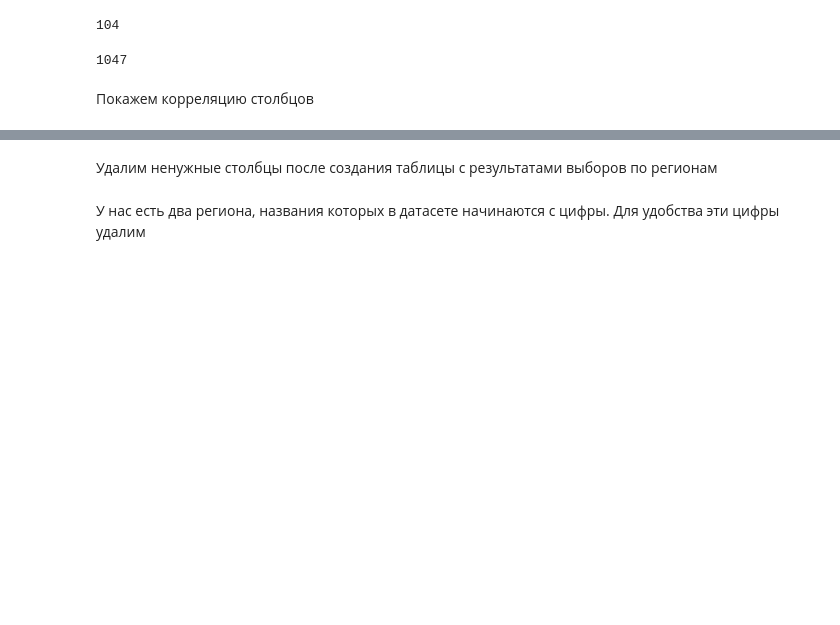
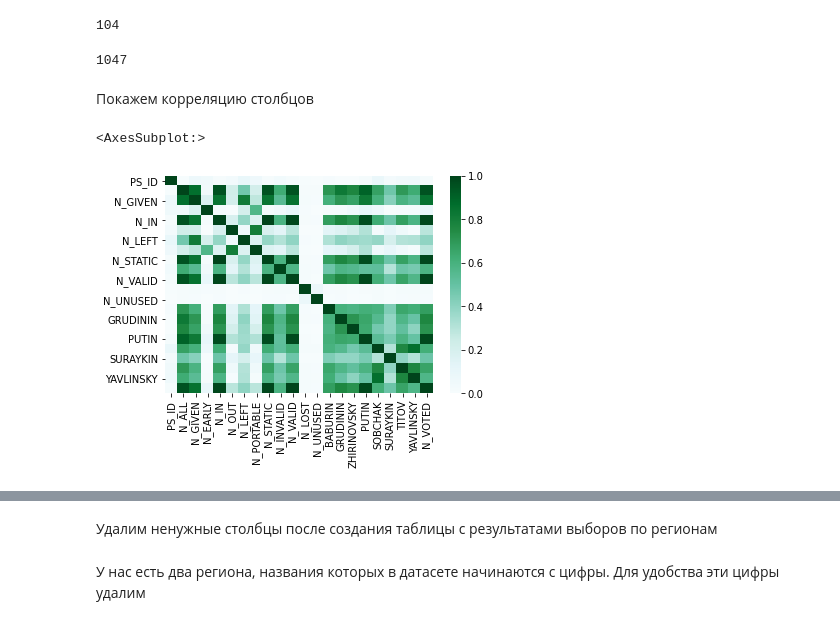
Before and after one commit to MatveyVlasov/visualization, a Jupyter notebook: homework03/lab3.ipynb, the cells around one changed output, grey strips where cells are left out. Cells and saved outputs as stored; diff of their text form; code cells hidden in the pictures; blank space fills up the shorter version.

Commit message:
correlation matrices visualized

```diff
--- a/homework03/lab3.ipynb
+++ b/homework03/lab3.ipynb
@@ -87,3 +88,9 @@ df['N_LOST'].sum()
 1047
 # %% [markdown]
 Покажем корреляцию столбцов
+# %%
+corr = df.corr()
+sns.heatmap(corr, cmap="BuGn", vmin=0)
+# %% [output]
+<AxesSubplot:>
+[figure, added]
```
Also changed, not shown: parts of 6 cells of this notebook, 1 other file.
